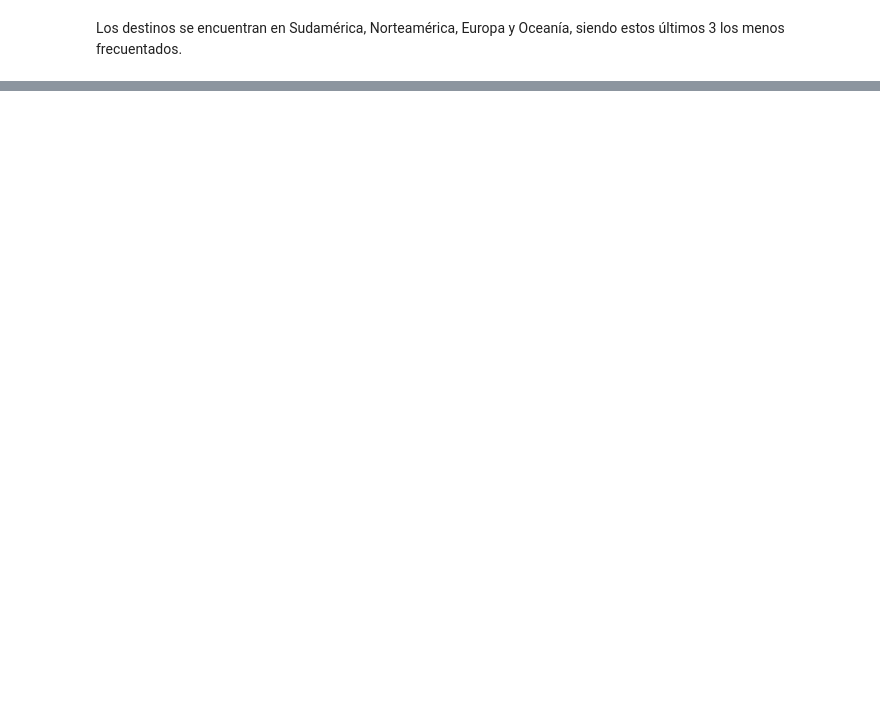
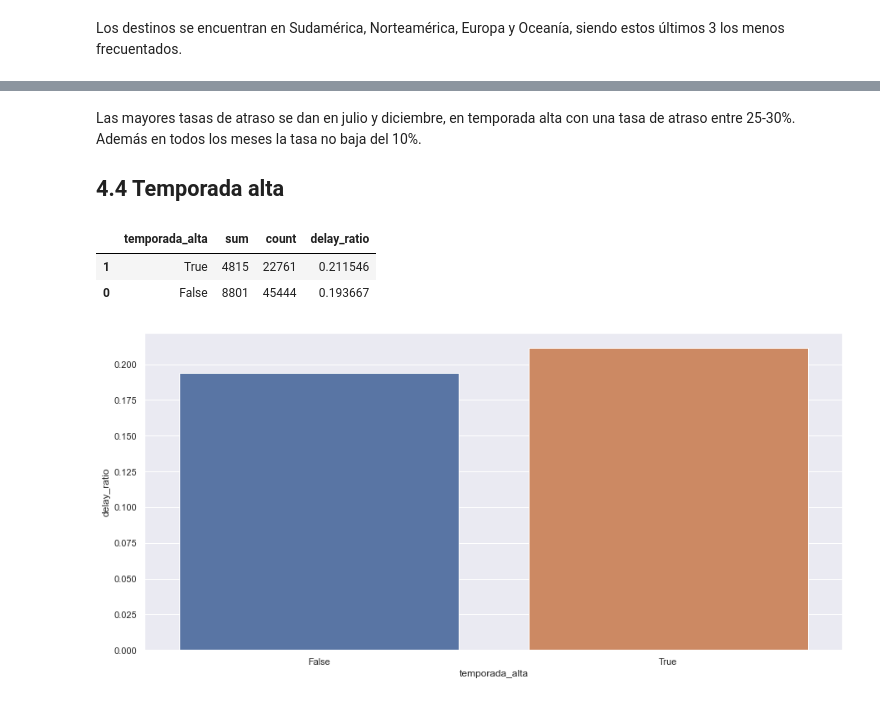
Before and after one commit to igonzalezperez/airline-challenge, a Jupyter notebook: solution.ipynb, the cells around one changed output, grey strips where cells are left out. Drawn from its saved outputs; the diff is of its cells as text; code cells hidden in the pictures; blank space fills up the shorter version.

```diff
--- a/solution.ipynb
+++ b/solution.ipynb
@@ -811,0 +944,19 @@ Los destinos se encuentran en Sudamérica, Norteamérica, Europa y Oceanía, sie
+# %% [markdown]
+Las mayores tasas de atraso se dan en julio y diciembre, en temporada alta con una tasa de atraso entre 25-30%. Además en todos los meses la tasa no baja del 10%.
+
+## 4.4 Temporada alta
+# %%
+peak_rate = data[['temporada_alta', 'atraso_15']].groupby('temporada_alta').agg(['sum', 'count'])['atraso_15']
+peak_rate['delay_ratio'] = peak_rate['sum'] / peak_rate['count']
+peak_rate.reset_index(inplace=True)
+peak_rate.sort_values('delay_ratio', inplace=True, ascending=False)
+peak_rate
+# %% [output]
+|  | temporada_alta | sum | count | delay_ratio |
+| 1 | True | 4815 | 22761 | 0.211546 |
+| 0 | False | 8801 | 45444 | 0.193667 |
+# %%
+fig, ax = plt.subplots(1, 1, figsize=(15, 7))
+_ = sns.barplot(data=peak_rate, x='temporada_alta', y='delay_ratio', ax=ax)
+# %% [output]
+[figure, added]
```
Also changed, not shown: parts of 23 cells of this notebook.
